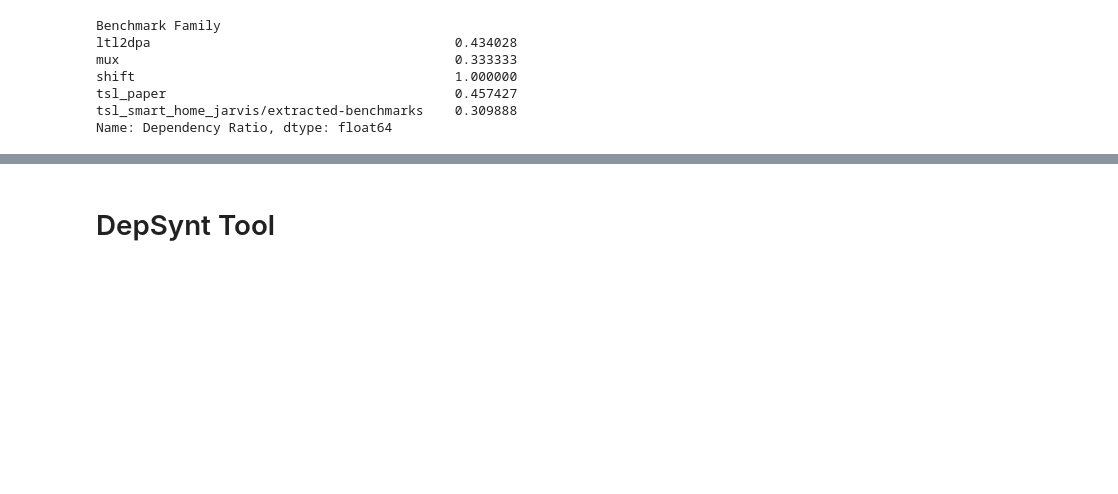
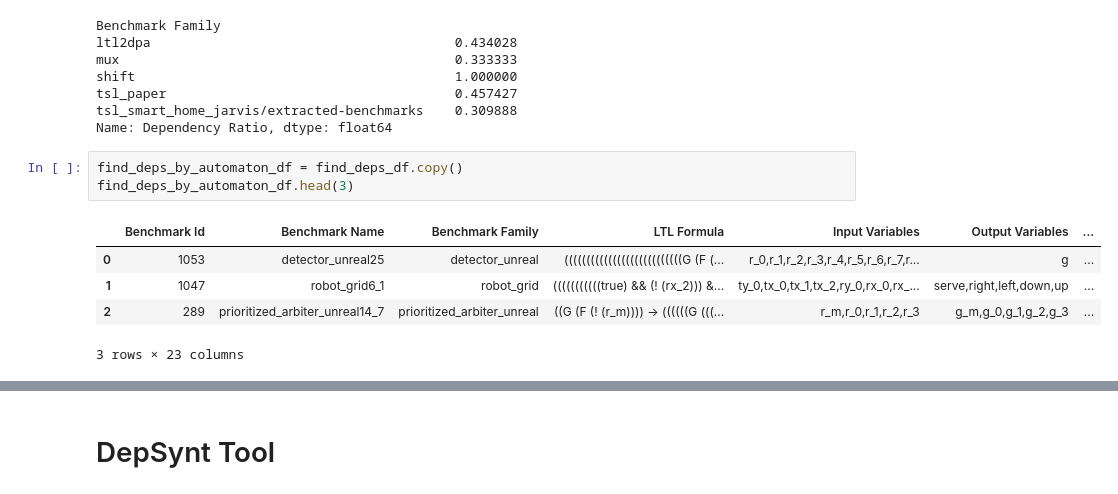
Before and after one commit to eliyaoo32/DepSynt, a Jupyter notebook: scripts/visualization.ipynb, the cells around one changed output, grey strips where cells are left out. Cells and saved outputs as stored; diff of their text form; blank space fills up the shorter version.

```diff
--- a/scripts/visualization.ipynb
+++ b/scripts/visualization.ipynb
@@ -136,3 +136,12 @@ shift                                         1.000000
 tsl_paper                                     0.457427
 tsl_smart_home_jarvis/extracted-benchmarks    0.309888
 Name: Dependency Ratio, dtype: float64
+# %%
+find_deps_by_automaton_df = find_deps_df.copy()
+find_deps_by_automaton_df.head(3)
+# %% [output]
+|  | Benchmark Id | Benchmark Name | Benchmark Family | LTL Formula | Input Variables | Output Variables | ... |
+| 0 | 1053 | detector_unreal25 | detector_unreal | (((((((((((((((((((((((((((G (F (... | r_0,r_1,r_2,r_3,r_4,r_5,r_6,r_7,r... | g | ... |
+| 1 | 1047 | robot_grid6_1 | robot_grid | (((((((((((true) && (! (rx_2))) &... | ty_0,tx_0,tx_1,tx_2,ry_0,rx_0,rx_... | serve,right,left,down,up | ... |
+| 2 | 289 | prioritized_arbiter_unreal14_7 | prioritized_arbiter_unreal | ((G (F (! (r_m)))) -> ((((((G (((... | r_m,r_0,r_1,r_2,r_3 | g_m,g_0,g_1,g_2,g_3 | ... |
+3 rows × 23 columns
```
Also changed, not shown: parts of 5 cells of this notebook, 4 other files.
